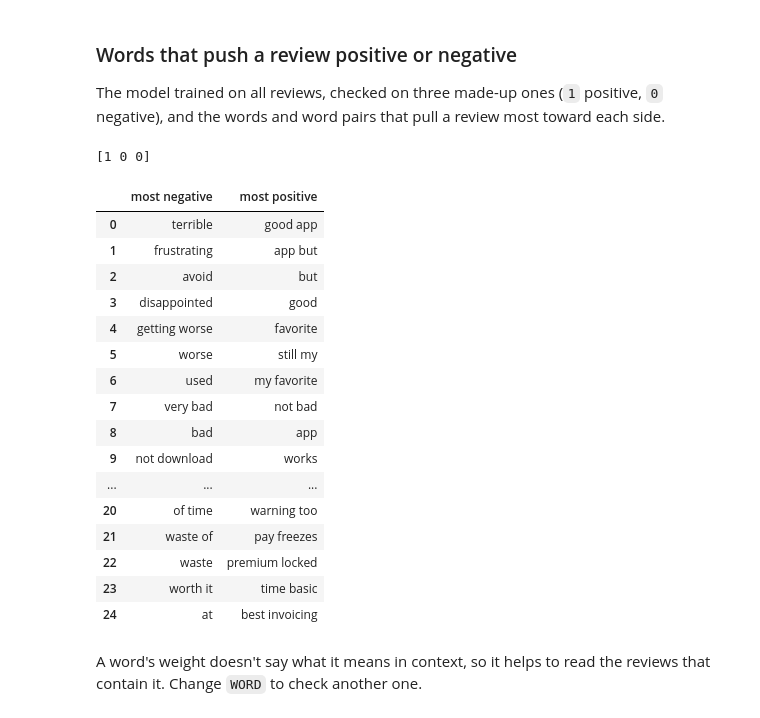
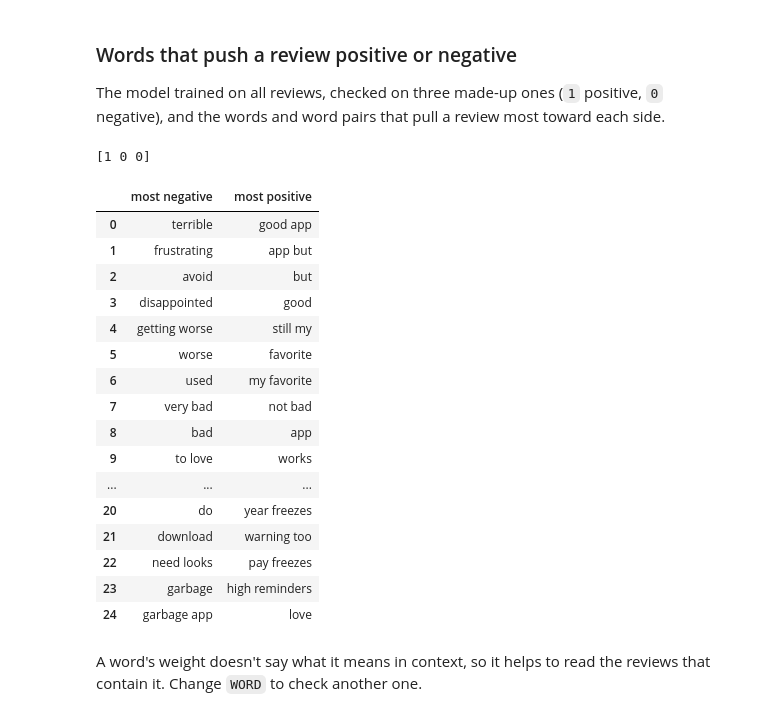
Before and after one commit to claudiakitova/data-stories, a Jupyter notebook: language_and_ai/company_review_sentiment/company_review_sentiment.ipynb, the cells around one changed output. Saved outputs shown, nothing was run; the diff lists cells and outputs as text; code cells hidden in the pictures.

```diff
--- a/language_and_ai/company_review_sentiment/company_review_sentiment.ipynb
+++ b/language_and_ai/company_review_sentiment/company_review_sentiment.ipynb
@@ -291,34 +291,34 @@ The model trained on all reviews, checked on three made-up ones (`1` positive, `
 # %%
 clf_pipeline = sentiment_model().fit(texts, labels)
 
-print(clf_pipeline.predict(["Easy to use, my clients love the professional invoices. Saves me hours every week.",
-                           "The app keeps crashing and support never answers. Lost an estimate twice.",
+print(clf_pipeline.predict(["Easy to use, my clients love booking online. Saves me hours every week.",
+                           "The app keeps crashing and support never answers. Lost two appointments.",
                            "Too expensive after the last price increase."]))
 
 vec = clf_pipeline.named_steps["vectorizer"]
 svm = clf_pipeline.named_steps["classifier"]
 weights = pd.Series(svm.coef_[0], index=vec.get_feature_names_out()).sort_values()
 
 pd.DataFrame({"most negative": weights.head(25).index, "most positive": weights.tail(25).index[::-1]})
 # %% [output]
 [1 0 0]
 |  | most negative | most positive |
 | 0 | terrible | good app |
 | 1 | frustrating | app but |
 | 2 | avoid | but |
 | 3 | disappointed | good |
-| 4 | getting worse | favorite |
-| 5 | worse | still my |
+| 4 | getting worse | still my |
+| 5 | worse | favorite |
 | 6 | used | my favorite |
 | 7 | very bad | not bad |
 | 8 | bad | app |
-| 9 | not download | works |
+| 9 | to love | works |
 | ... | ... | ... |
-| 20 | of time | warning too |
-| 21 | waste of | pay freezes |
-| 22 | waste | premium locked |
-| 23 | worth it | time basic |
-| 24 | at | best invoicing |
+| 20 | do | year freezes |
+| 21 | download | warning too |
+| 22 | need looks | pay freezes |
+| 23 | garbage | high reminders |
+| 24 | garbage app | love |
 # %% [markdown]
 A word's weight doesn't say what it means in context, so it helps to read the reviews that contain it. Change `WORD` to check another one.
 # %%
```
Also changed, not shown: parts of 18 cells of this notebook, 14 other files.
